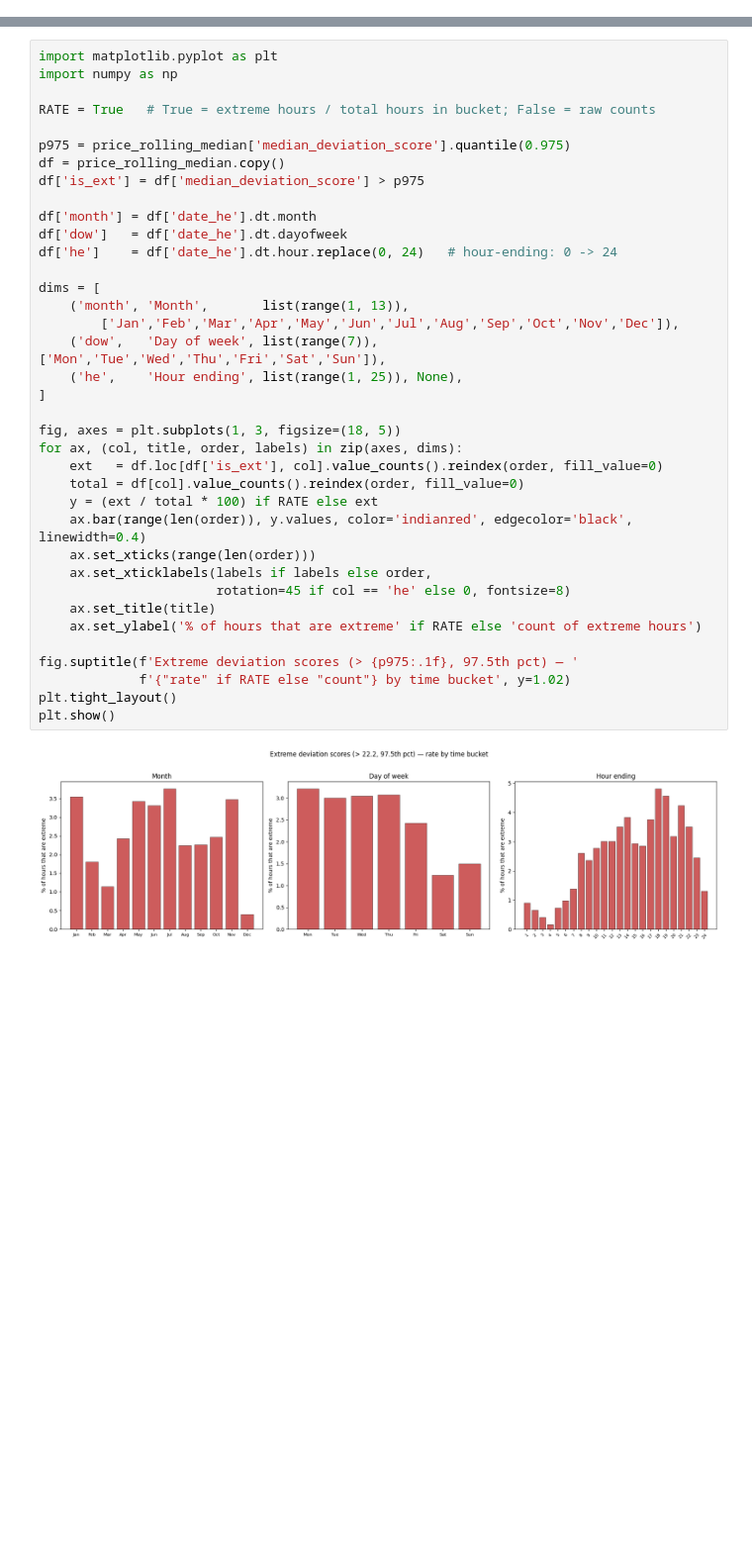
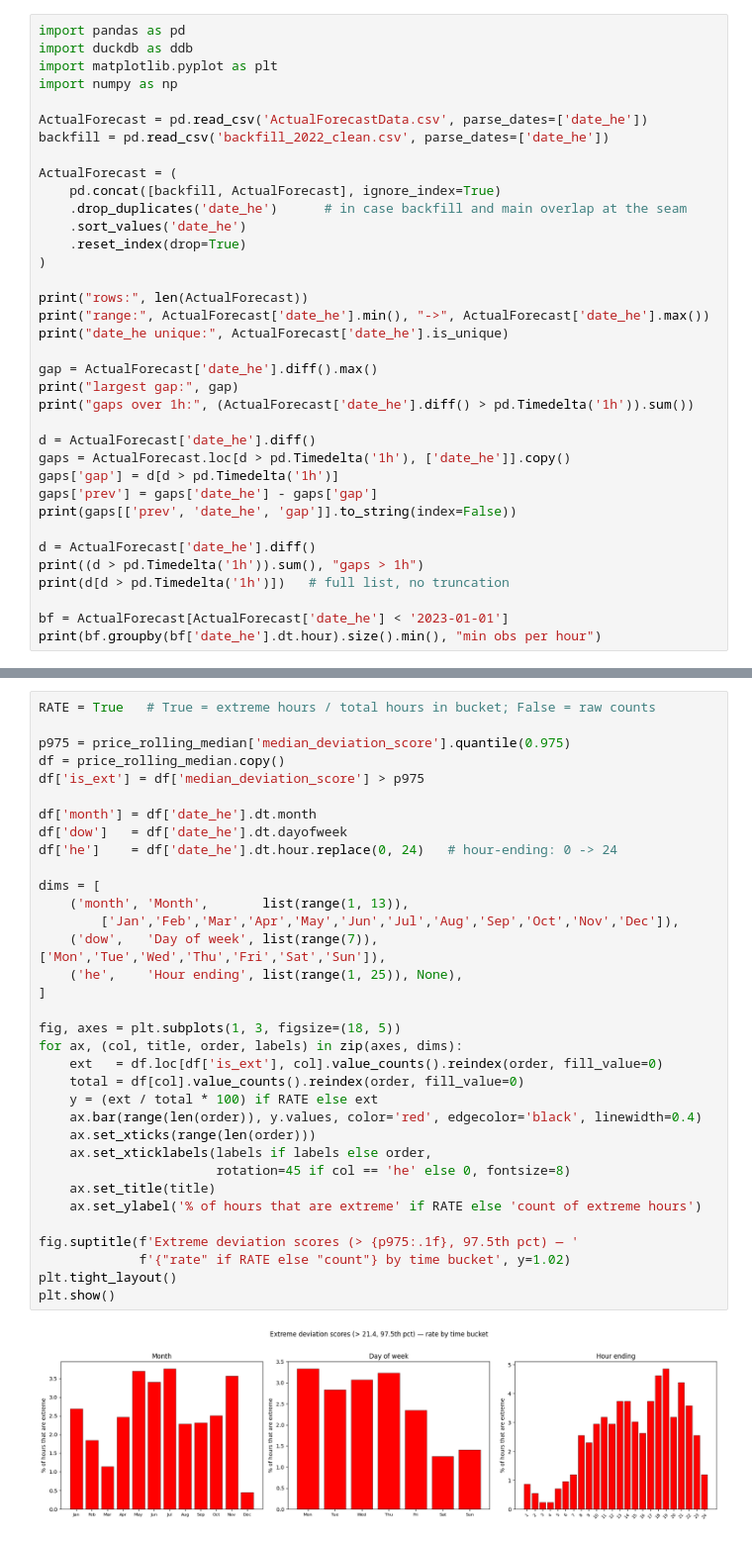
Before and after one commit to rchlmlngt/Alberta-Power-Market-Analysis, a Jupyter notebook: detecting_outliers.ipynb, the cells around one changed output, grey strips where cells are left out. Shown at 99% size. Saved outputs shown, nothing was run; the diff lists cells and outputs as text; blank space fills up the shorter version.

Commit message:
Added backfill window to have the full 2023-year range.

```diff
--- a/detecting_outliers.ipynb
+++ b/detecting_outliers.ipynb
@@ -22,0 +25,36 @@ The window spans the 30 most recent prior observations for each hour-of-day, app
+# %%
+import pandas as pd
+import duckdb as ddb
+import matplotlib.pyplot as plt
+import numpy as np
+
+ActualForecast = pd.read_csv('ActualForecastData.csv', parse_dates=['date_he'])
+backfill = pd.read_csv('backfill_2022_clean.csv', parse_dates=['date_he'])
+
+ActualForecast = (
+    pd.concat([backfill, ActualForecast], ignore_index=True)
+    .drop_duplicates('date_he')      # in case backfill and main overlap at the seam
+    .sort_values('date_he')
+    .reset_index(drop=True)
+)
+
+print("rows:", len(ActualForecast))
+print("range:", ActualForecast['date_he'].min(), "->", ActualForecast['date_he'].max())
+print("date_he unique:", ActualForecast['date_he'].is_unique)
+
+gap = ActualForecast['date_he'].diff().max()
+print("largest gap:", gap)
+print("gaps over 1h:", (ActualForecast['date_he'].diff() > pd.Timedelta('1h')).sum())
+
+d = ActualForecast['date_he'].diff()
+gaps = ActualForecast.loc[d > pd.Timedelta('1h'), ['date_he']].copy()
+gaps['gap'] = d[d > pd.Timedelta('1h')]
+gaps['prev'] = gaps['date_he'] - gaps['gap']
+print(gaps[['prev', 'date_he', 'gap']].to_string(index=False))
+
+d = ActualForecast['date_he'].diff()
+print((d > pd.Timedelta('1h')).sum(), "gaps > 1h")
+print(d[d > pd.Timedelta('1h')])   # full list, no truncation
+
+bf = ActualForecast[ActualForecast['date_he'] < '2023-01-01']
+print(bf.groupby(bf['date_he'].dt.hour).size().min(), "min obs per hour")
@@ -228,39 +317,36 @@ plt.show()
 # %%
-import matplotlib.pyplot as plt
-import numpy as np
-
 RATE = True   # True = extreme hours / total hours in bucket; False = raw counts
 
 p975 = price_rolling_median['median_deviation_score'].quantile(0.975)
 df = price_rolling_median.copy()
 df['is_ext'] = df['median_deviation_score'] > p975
 
 df['month'] = df['date_he'].dt.month
 df['dow']   = df['date_he'].dt.dayofweek
 df['he']    = df['date_he'].dt.hour.replace(0, 24)   # hour-ending: 0 -> 24
 
 dims = [
     ('month', 'Month',       list(range(1, 13)),
         ['Jan','Feb','Mar','Apr','May','Jun','Jul','Aug','Sep','Oct','Nov','Dec']),
     ('dow',   'Day of week', list(range(7)), ['Mon','Tue','Wed','Thu','Fri','Sat','Sun']),
     ('he',    'Hour ending', list(range(1, 25)), None),
 ]
 
 fig, axes = plt.subplots(1, 3, figsize=(18, 5))
 for ax, (col, title, order, labels) in zip(axes, dims):
     ext   = df.loc[df['is_ext'], col].value_counts().reindex(order, fill_value=0)
     total = df[col].value_counts().reindex(order, fill_value=0)
     y = (ext / total * 100) if RATE else ext
-    ax.bar(range(len(order)), y.values, color='indianred', edgecolor='black', linewidth=0.4)
+    ax.bar(range(len(order)), y.values, color='red', edgecolor='black', linewidth=0.4)
     ax.set_xticks(range(len(order)))
     ax.set_xticklabels(labels if labels else order,
                        rotation=45 if col == 'he' else 0, fontsize=8)
     ax.set_title(title)
     ax.set_ylabel('% of hours that are extreme' if RATE else 'count of extreme hours')
 
 fig.suptitle(f'Extreme deviation scores (> {p975:.1f}, 97.5th pct) — '
              f'{"rate" if RATE else "count"} by time bucket', y=1.02)
 plt.tight_layout()
 plt.show()
 # %% [output]
-[figure, old version]
+[figure, new version]
```
Also changed, not shown: parts of 7 cells of this notebook.
